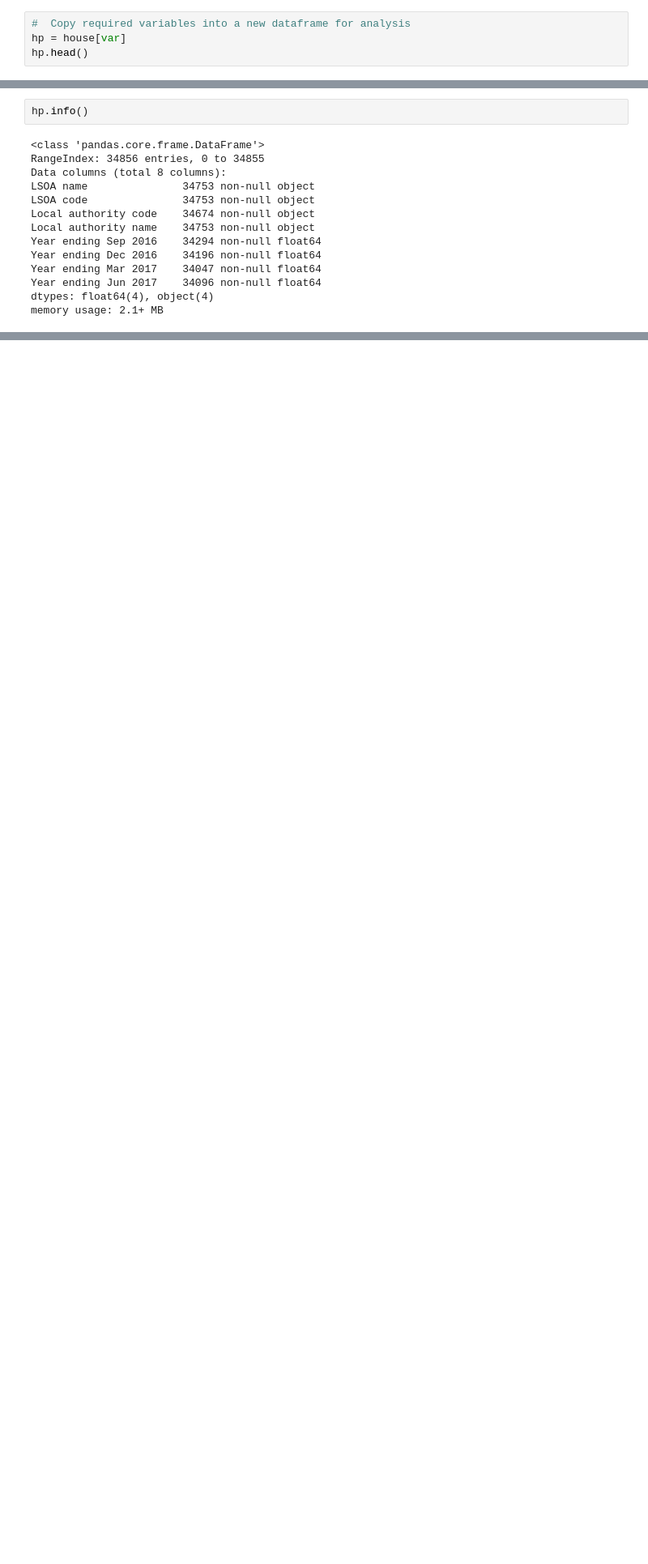
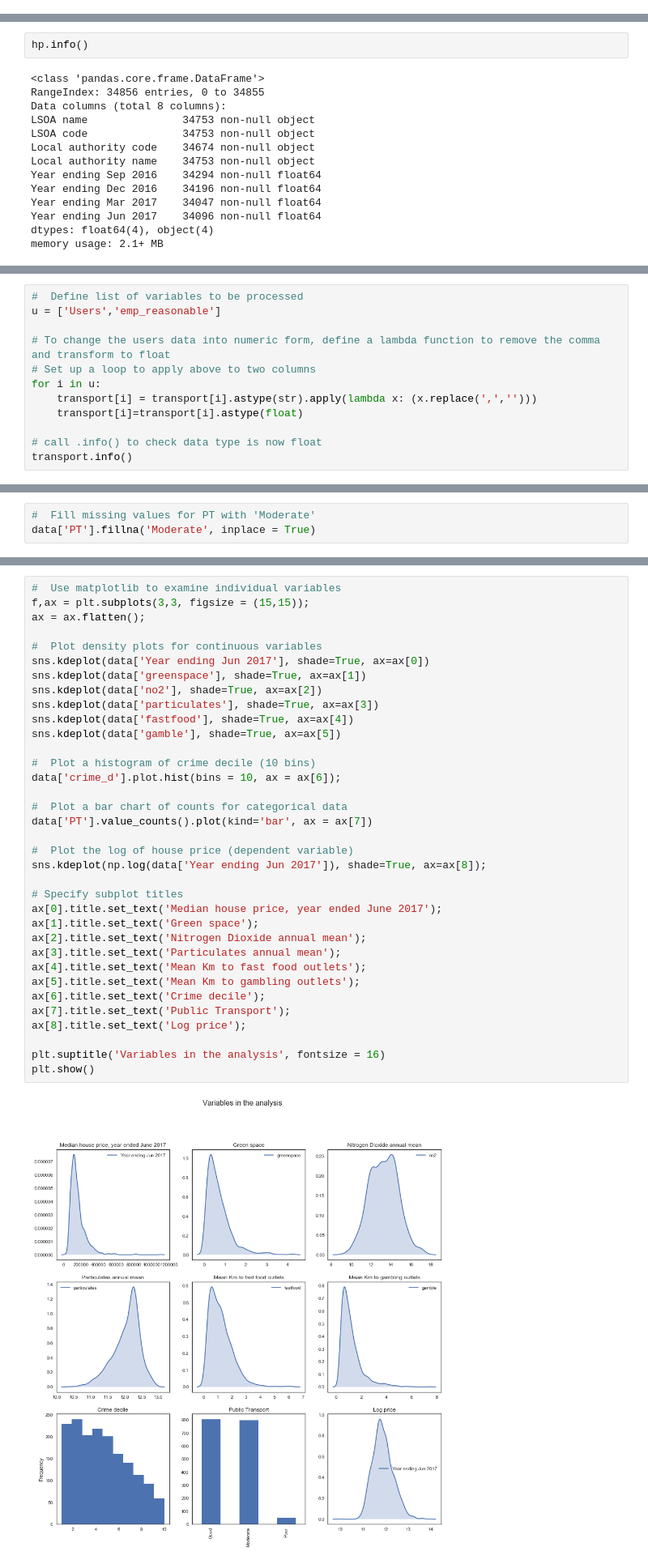
Before and after one commit to jendmurphy/ENVS615-Analysis-of-Human-Dynamics, a Jupyter notebook: Liverpool Data Module.ipynb, the cells around one changed output, grey strips where cells are left out. Shown at 81% size. Drawn from its saved outputs; the diff is of its cells as text; blank space fills up the shorter version.

```diff
--- a/Liverpool Data Module.ipynb
+++ b/Liverpool Data Module.ipynb
@@ -39,4 +101,0 @@ qtrs = ['Year ending Sep 2016',\
-# %%
-#  Copy required variables into a new dataframe for analysis
-hp = house[var]
-hp.head()
@@ -248,0 +399,12 @@ wider.head()
+# %%
+#  Define list of variables to be processed
+u = ['Users','emp_reasonable']
+
+# To change the users data into numeric form, define a lambda function to remove the comma and transform to float
+# Set up a loop to apply above to two columns
+for i in u:
+    transport[i] = transport[i].astype(str).apply(lambda x: (x.replace(',','')))
+    transport[i]=transport[i].astype(float)
+
+# call .info() to check data type is now float
+transport.info()
@@ -248,0 +506,3 @@ wider.head()
+# %%
+#  Fill missing values for PT with 'Moderate'
+data['PT'].fillna('Moderate', inplace = True)
@@ -248,0 +536,37 @@ wider.head()
+# %%
+#  Use matplotlib to examine individual variables
+f,ax = plt.subplots(3,3, figsize = (15,15));
+ax = ax.flatten();
+
+#  Plot density plots for continuous variables
+sns.kdeplot(data['Year ending Jun 2017'], shade=True, ax=ax[0])
+sns.kdeplot(data['greenspace'], shade=True, ax=ax[1])
+sns.kdeplot(data['no2'], shade=True, ax=ax[2])
+sns.kdeplot(data['particulates'], shade=True, ax=ax[3])
+sns.kdeplot(data['fastfood'], shade=True, ax=ax[4])
+sns.kdeplot(data['gamble'], shade=True, ax=ax[5])
+
+#  Plot a histogram of crime decile (10 bins)
+data['crime_d'].plot.hist(bins = 10, ax = ax[6]);
+
+#  Plot a bar chart of counts for categorical data
+data['PT'].value_counts().plot(kind='bar', ax = ax[7])
+
+#  Plot the log of house price (dependent variable)
+sns.kdeplot(np.log(data['Year ending Jun 2017']), shade=True, ax=ax[8]);
+
+# Specify subplot titles
+ax[0].title.set_text('Median house price, year ended June 2017');
+ax[1].title.set_text('Green space');
+ax[2].title.set_text('Nitrogen Dioxide annual mean');
+ax[3].title.set_text('Particulates annual mean');
+ax[4].title.set_text('Mean Km to fast food outlets');
+ax[5].title.set_text('Mean Km to gambling outlets');
+ax[6].title.set_text('Crime decile');
+ax[7].title.set_text('Public Transport');
+ax[8].title.set_text('Log price');
+
+plt.suptitle('Variables in the analysis', fontsize = 16)
+plt.show()
+# %% [output]
+[figure, added]
```
Also changed, not shown: parts of 114 cells of this notebook.
